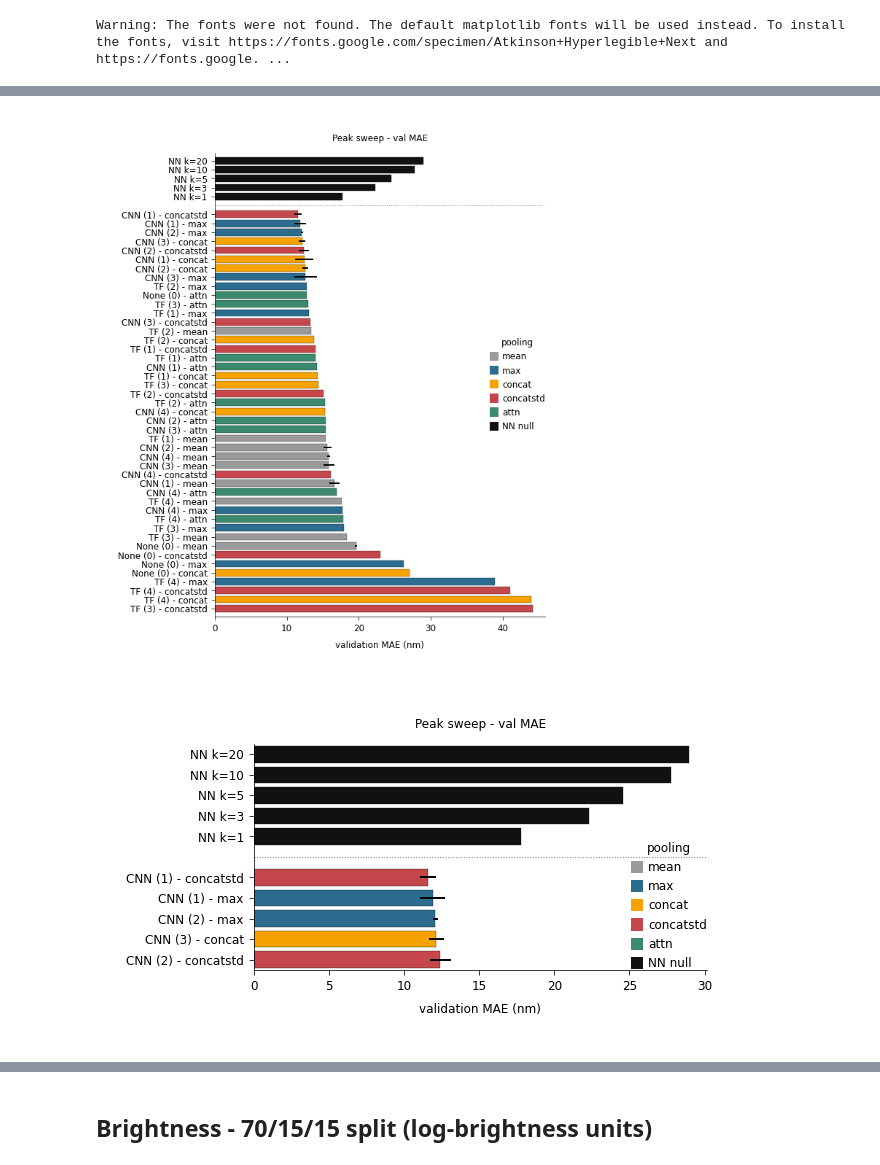
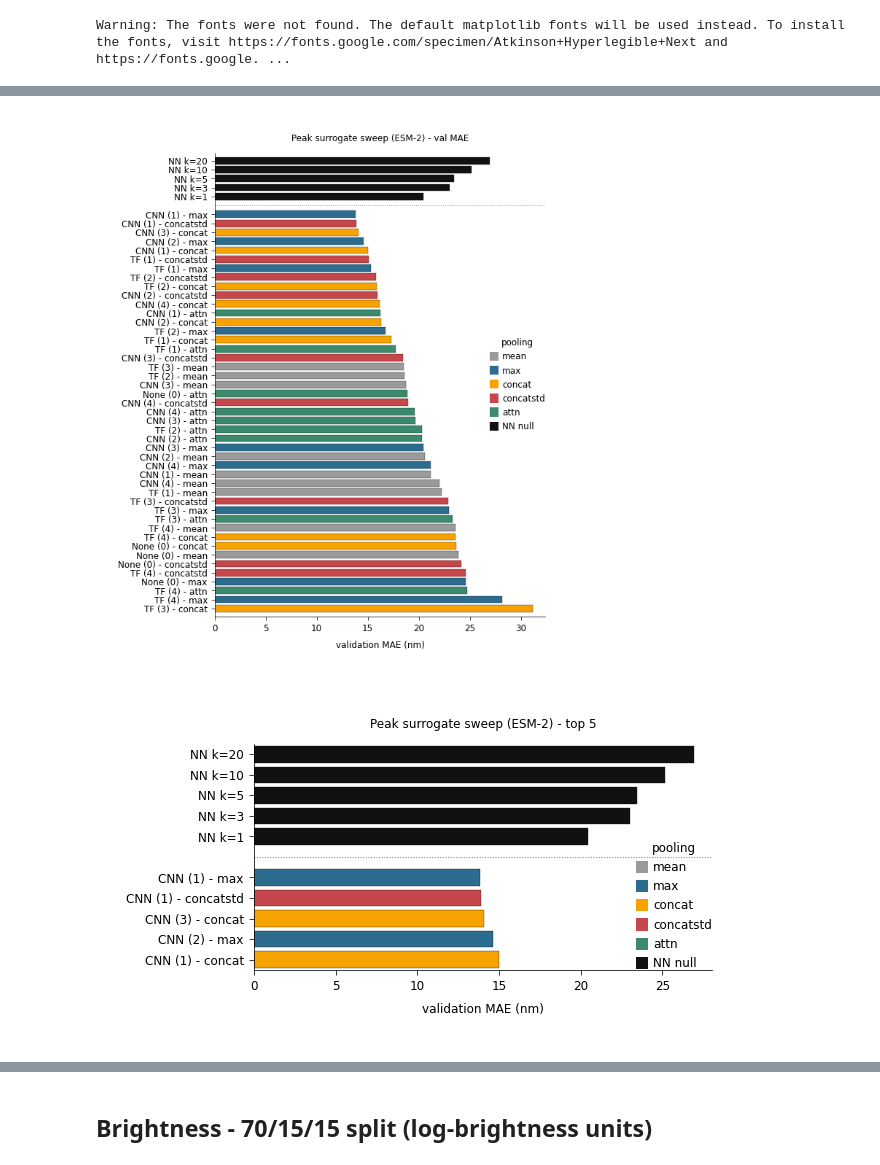
Before and after one commit to Arcadia-Science/FPguide, a Jupyter notebook: peak_design/sweep_results.ipynb, the cells around one changed output, grey strips where cells are left out. Saved outputs shown, nothing was run; the diff lists cells and outputs as text; code cells hidden in the pictures.

```diff
--- a/peak_design/sweep_results.ipynb
+++ b/peak_design/sweep_results.ipynb
@@ -114,19 +129,28 @@ Warning: The fonts were not found. The default matplotlib fonts will be used ins
 # %%
 # Prediction + baseline machinery: reuse the sweep modules to load each task's embeddings/split,
 # run checkpoints on the validation set, and compute an embedding-NN k-sweep null model.
+import sys as _sys
+_sys.path.insert(0, os.path.abspath("../scalar_design"))  # sweep_scalar.py moved to the scalar_design/ sibling
 import peak_models as pm, sweep_peak_oracle as swp, sweep_scalar as sws
 from sklearn.neighbors import NearestNeighbors
 dev = swp.device()
 _DATA = {}
 K_SWEEP = [1, 3, 5, 10, 20]
 
+# peak now has two role-specific sweeps: surrogate (ESM-2 + surrogate split) and oracle
+# (ProstT5 + oracle split). Each loads its own embedding cache + split via sweep_peak_oracle.
+_PEAK_ROLE = {"peak_surrogate": "surrogate", "peak_oracle": "oracle"}
+
 def get_data(task):
     if task not in _DATA:
-        _DATA[task] = (swp.load_data(dev), 2) if task == "peak" else (sws.load_data(task, dev), 1)
+        if task in _PEAK_ROLE:
+            _DATA[task] = (swp.load_data(_PEAK_ROLE[task], dev), 2)
+        else:
+            _DATA[task] = (sws.load_data(task, dev), 1)
     return _DATA[task]
 
 def truth(D, task):
-    return D["Pk"].cpu().numpy() if task == "peak" else D["y"]
+    return D["Pk"].cpu().numpy() if task.startswith("peak") else D["y"]
 
 def raw_label(r): return f"{r['arch']}-{r['pool']}-d{r['depth']}"
 
@@ -154,24 +178,34 @@ def nn_predict(X, y, tr, va, k):
 def r2(p, t): return 1.0 - np.sum((p - t) ** 2) / np.sum((t - t.mean()) ** 2)
 
 def embed_nulls(task, ks=K_SWEEP):
-    (D, out) = get_data(task); X = pooled_embed(D); y = truth(D, task); T = y[D["va"]]
+    try:
+        (D, out) = get_data(task)                               # needs the per-residue embedding cache
+    except FileNotFoundError:
+        print(f"(skipping NN null for {task}: embedding cache not built here)"); return None
+    X = pooled_embed(D); y = truth(D, task); T = y[D["va"]]
     return {f"NN k={k}": float(np.abs(nn_predict(X, y, D["tr"], D["va"], k) - T).mean()) for k in ks}
 
 def pred_vs_truth(task, agg, out_dir, split="va"):
     if agg is None: print("no data"); return
-    (D, out) = get_data(task); y = truth(D, task); idx = D[split]
+    if not glob.glob(os.path.join(out_dir, "*_s0.pt")):        # need per-config checkpoints to run predictions
+        print(f"(skipping pred-vs-truth for {task}: no checkpoints in {out_dir})"); return
+    try:
+        (D, out) = get_data(task)                              # needs the per-residue embedding cache
+    except FileNotFoundError:
+        print(f"(skipping pred-vs-truth for {task}: embedding cache not built here)"); return
+    y = truth(D, task); idx = D[split]
     split_name = {"va": "validation", "te": "test", "tr": "train"}.get(split, split)
     top3 = agg.head(3)
-    cols = ["ex_max (nm)", "em_max (nm)"] if task == "peak" else \
+    cols = ["ex_max (nm)", "em_max (nm)"] if task.startswith("peak") else \
            [{"brightness": "log-brightness", "pka": "pKa (pH)"}[task]]
-    nrow, ncol = (3, 2) if task == "peak" else (1, 3)
+    nrow, ncol = (3, 2) if task.startswith("peak") else (1, 3)
     fig, axes = plt.subplots(nrow, ncol, figsize=(4.8 * ncol, 4.6 * nrow)); axes = np.atleast_2d(axes)
     for i, (_, r) in enumerate(top3.iterrows()):
         P = predict(os.path.join(out_dir, f"{raw_label(r)}_s0.pt"), D, idx, out)
         for j, cname in enumerate(cols):
-            ax = axes[i, j] if task == "peak" else axes[0, i]
-            p = P[:, j] if task == "peak" else P
-            t = y[idx][:, j] if task == "peak" else y[idx]
+            ax = axes[i, j] if task.startswith("peak") else axes[0, i]
+            p = P[:, j] if task.startswith("peak") else P
+            t = y[idx][:, j] if task.startswith("peak") else y[idx]
             lim = [min(p.min(), t.min()), max(p.max(), t.max())]
             ax.plot(lim, lim, "k--", lw=1)
             ax.scatter(t, p, s=20, alpha=0.7, color=POOL_C.get(r["pool"], "#333"), edgecolor="k", linewidth=0.3)
@@ -187,5 +221,5 @@ def pred_vs_truth(task, agg, out_dir, split="va"):
 # %%
-peak = load_sweep("trained_models/oracle_sweep")
-show_table(peak)
+peak_surr = load_sweep("trained_models/surrogate_sweep")
+show_table(peak_surr)
 # %% [output]
 |  | label | arch | pool | depth | n_seeds | val_mae | val_std | test_mae | test_std | val_ex | val_em |
@@ -208,7 +242,7 @@ show_table(peak)
 # %%
-plot_bar(peak, "nm", "Peak sweep - val MAE", nulls=embed_nulls("peak"))
-plot_bar(peak.iloc[0:5], "nm", "Peak sweep - val MAE", nulls=embed_nulls("peak"))
+plot_bar(peak_surr, "nm", "Peak surrogate sweep (ESM-2) - val MAE", nulls=embed_nulls("peak_surrogate"))
+plot_bar(peak_surr.iloc[0:5], "nm", "Peak surrogate sweep (ESM-2) - top 5", nulls=embed_nulls("peak_surrogate"))
 # %% [output]
-[figure, old version]
+[figure, new version]
-[figure, old version]
+[figure, new version]
 # %%
```
Also changed, not shown: parts of 18 cells of this notebook, 56 other files.
